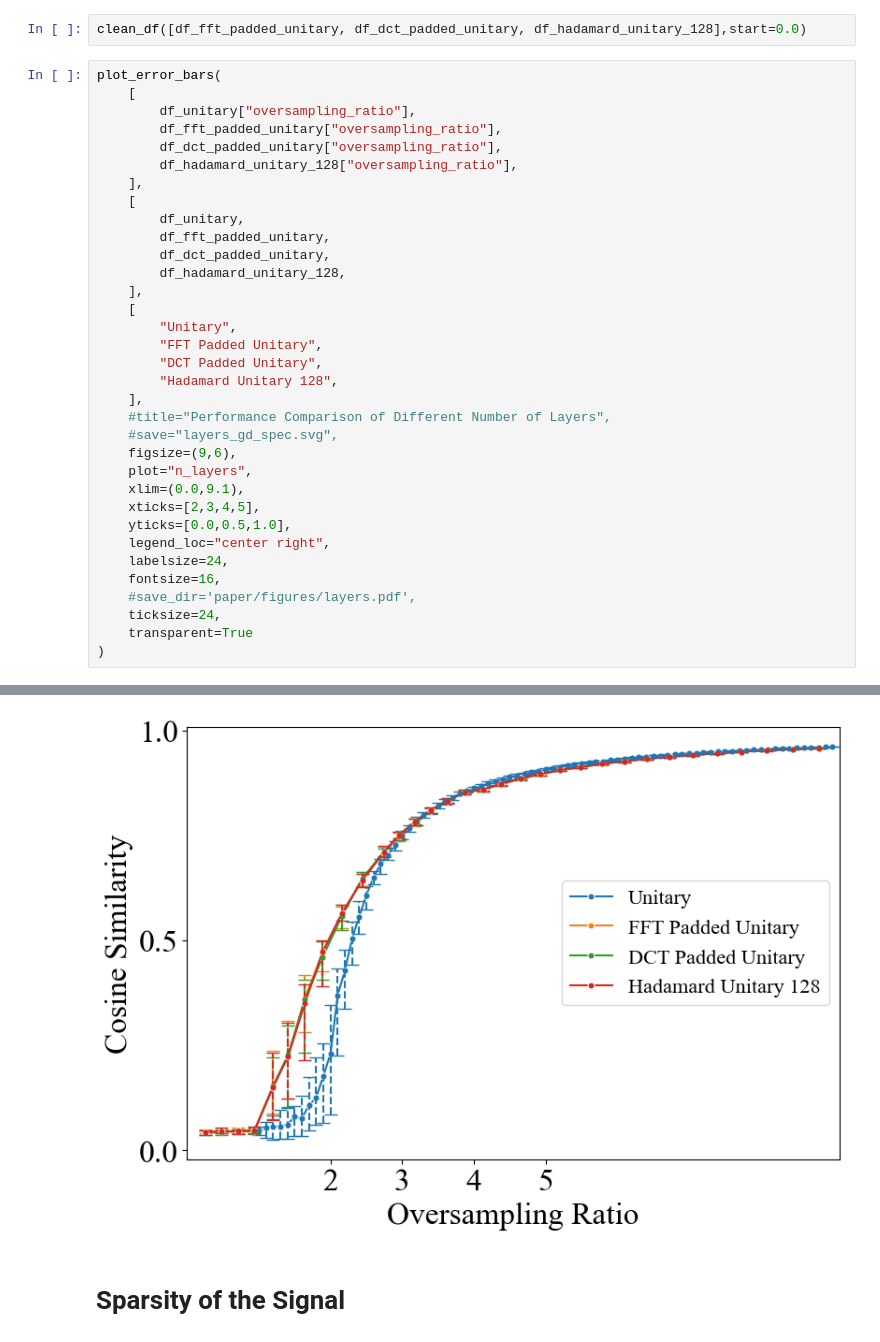
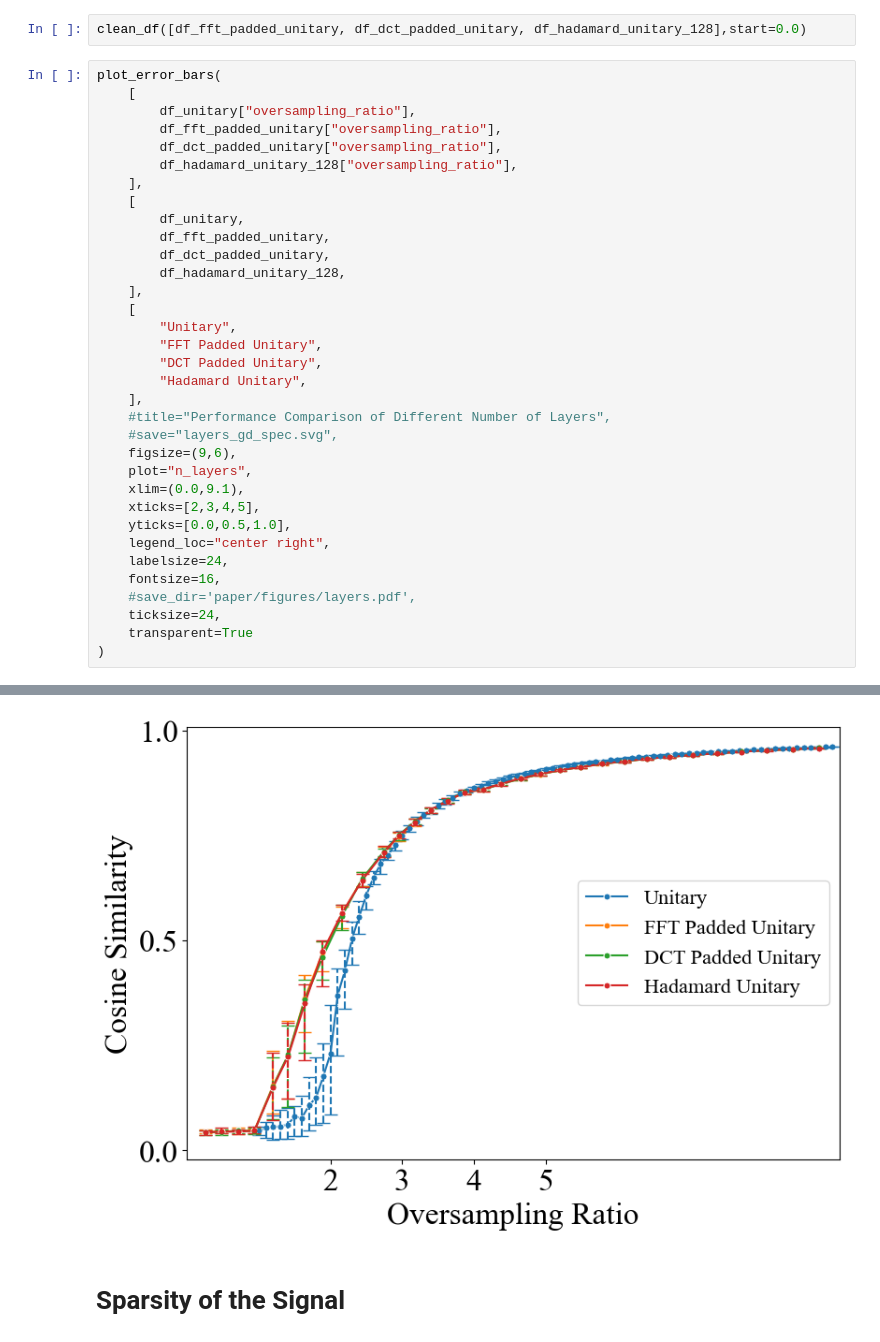
Before and after one commit to zhiyhucode/deepinv, a Jupyter notebook: experimental/notebooks/visualization.ipynb, the cells around one changed output, grey strips where cells are left out. Drawn from its saved outputs; the diff is of its cells as text.

```diff
--- a/experimental/notebooks/visualization.ipynb
+++ b/experimental/notebooks/visualization.ipynb
@@ -552,7 +559,7 @@ plot_error_bars(
         "Unitary",
         "FFT Padded Unitary",
         "DCT Padded Unitary",
-        "Hadamard Unitary 128",
+        "Hadamard Unitary",
     ],
     #title="Performance Comparison of Different Number of Layers",
     #save="layers_gd_spec.svg",
@@ -580,4 +587,4 @@ Hadamard Unitary 128
-[figure, old version]
+[figure, new version]
 # %% [markdown]
 # Sparsity of the Signal
 # %%
```
Also changed, not shown: parts of 7 cells of this notebook, 4 other files.
